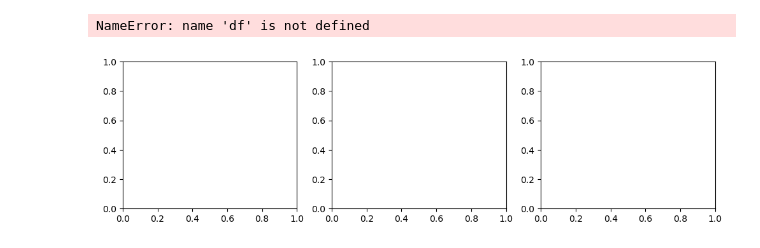
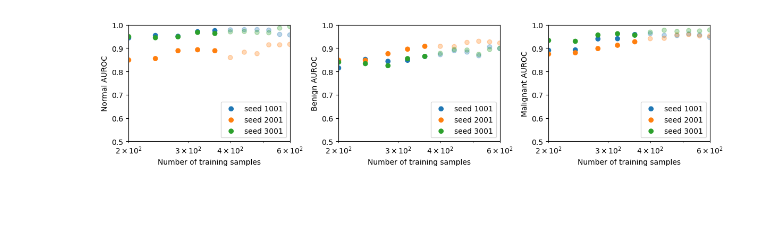
Before and after one commit to tufts-ml/extrapolating-classifier-accuracy-to-larger-datasets, a Jupyter notebook: notebooks/transfer_learning.ipynb, the cells around one changed output. Cells and saved outputs as stored; diff of their text form; code cells hidden in the pictures; blank space fills up the shorter version.

Commit message:
Ran experiments

```diff
--- a/notebooks/transfer_learning.ipynb
+++ b/notebooks/transfer_learning.ipynb
@@ -54,9 +43,10 @@ Name: 32, dtype: object
 # %%
-df = pd.read_csv('/cluster/home/eharve06/neural-scaling-laws/notebooks/Dataset_BUSI_with_GT.csv', index_col='Unnamed: 0')
-df.train_BA = df.train_BA.apply(lambda string: np.fromstring(string[1:-1], sep=' '))
-df.train_auroc = df.train_auroc.apply(lambda string: np.fromstring(string[1:-1], sep=' '))
-df.val_BA = df.val_BA.apply(lambda string: np.fromstring(string[1:-1], sep=' '))
-df.val_auroc = df.val_auroc.apply(lambda string: np.fromstring(string[1:-1], sep=' '))
-df.test_BA = df.test_BA.apply(lambda string: np.fromstring(string[1:-1], sep=' '))
-df.test_auroc = df.test_auroc.apply(lambda string: np.fromstring(string[1:-1], sep=' '))
-df.head()
+def load_experiment(path):
+    df = pd.read_csv(path, index_col='Unnamed: 0')
+    df.train_BA = df.train_BA.apply(lambda string: np.fromstring(string[1:-1], sep=' '))
+    df.train_auroc = df.train_auroc.apply(lambda string: np.fromstring(string[1:-1], sep=' '))
+    df.val_BA = df.val_BA.apply(lambda string: np.fromstring(string[1:-1], sep=' '))
+    df.val_auroc = df.val_auroc.apply(lambda string: np.fromstring(string[1:-1], sep=' '))
+    df.test_BA = df.test_BA.apply(lambda string: np.fromstring(string[1:-1], sep=' '))
+    df.test_auroc = df.test_auroc.apply(lambda string: np.fromstring(string[1:-1], sep=' '))
+    return df
@@ -69,0 +53,3 @@ df.head()
+# %%
+df = load_experiment('/cluster/home/eharve06/extrapolating-classifier-accuracy-to-bigger-datasets/experiments/Breast_Ultrasound_Dataset_short_range.csv')
+df.head()
@@ -70,22 +63,21 @@ df.head()
 # %%
 fig, axs = plt.subplots(ncols=3, nrows=1, figsize=(12, 3))
 labels = ['Normal', 'Benign', 'Malignant']
 alphas = [1,1,1,1,1,0.3,0.3,0.3,0.3,0.3,0.3]
 for index in range(3):
     axs[index].scatter(df.n[df.random_state==1001].to_numpy(), \
-                       np.array(df.val_auroc[df.random_state==1001].to_list())[:,index], label='seed 1001', alpha=alphas)
+                       np.array(df.test_auroc[df.random_state==1001].to_list())[:,index], label='seed 1001', alpha=alphas)
     axs[index].scatter(df.n[df.random_state==2001].to_numpy(), \
-                       np.array(df.val_auroc[df.random_state==2001].to_list())[:,index], label='seed 2001', alpha=alphas)
+                       np.array(df.test_auroc[df.random_state==2001].to_list())[:,index], label='seed 2001', alpha=alphas)
     axs[index].scatter(df.n[df.random_state==3001].to_numpy(), \
-                       np.array(df.val_auroc[df.random_state==3001].to_list())[:,index], label='seed 3001', alpha=alphas)
+                       np.array(df.test_auroc[df.random_state==3001].to_list())[:,index], label='seed 3001', alpha=alphas)
     axs[index].set_xlim([200, 600])
     axs[index].set_ylim([0.5, 1.0])
     axs[index].set_xscale('log')
     axs[index].set_xlabel('Number of training samples')
     axs[index].set_ylabel('{} AUROC'.format(labels[index]))
     axs[index].legend(loc='lower right')
 fig.tight_layout()
 plt.show()
 # %% [output]
-NameError: name 'df' is not defined
-[figure, old version]
+[figure, new version]
```
Also changed, not shown: parts of 8 cells of this notebook, 3 other files.
